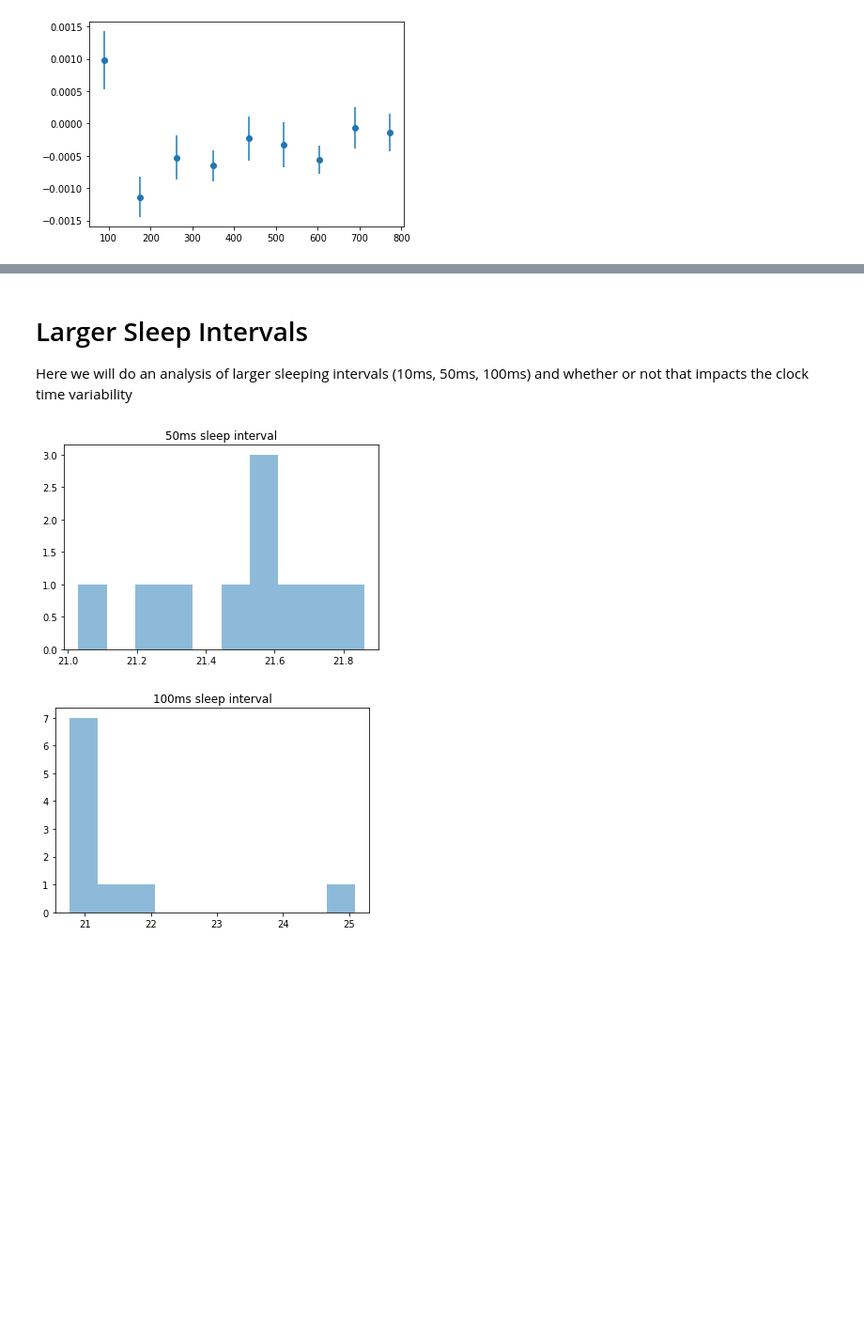
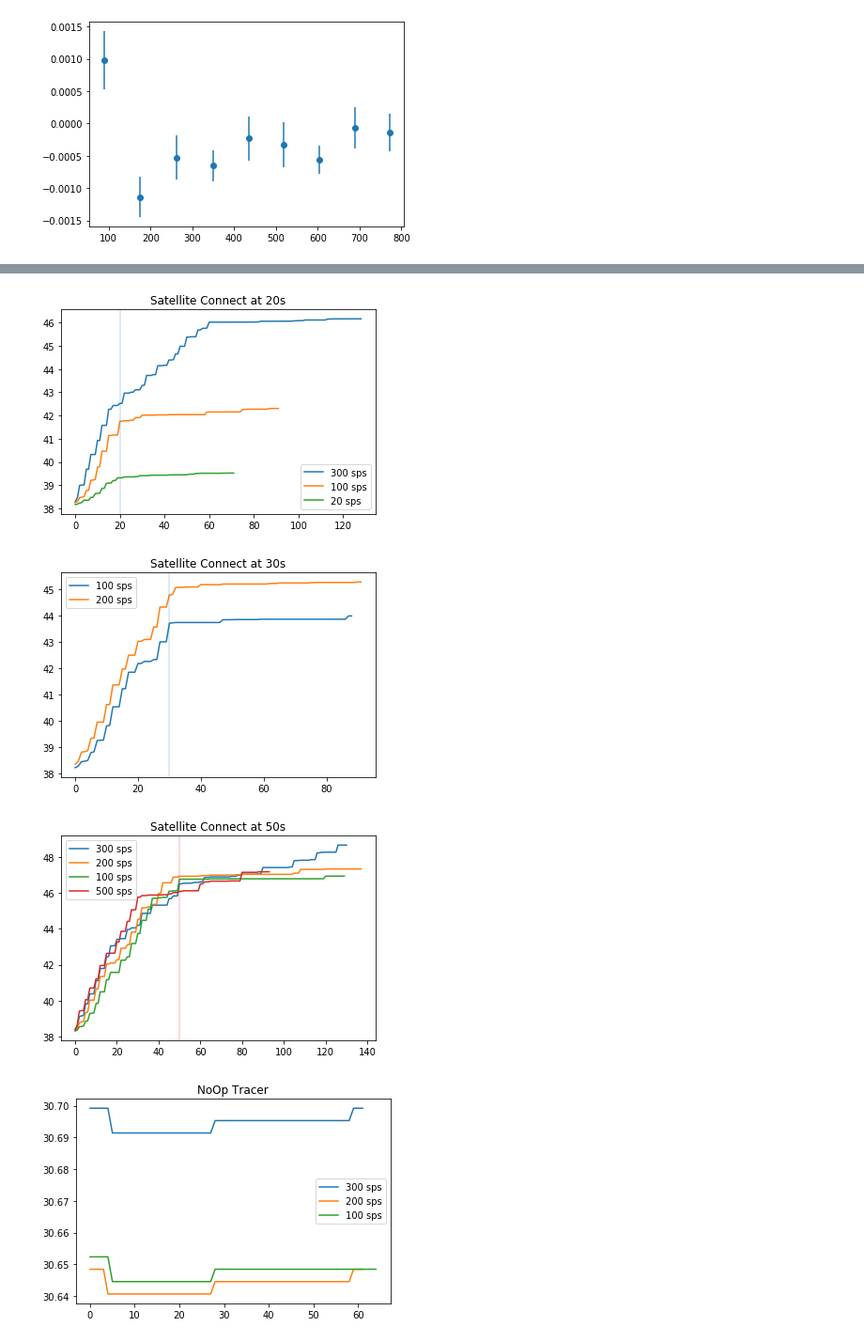
Before and after one commit to lightstep/lightstep-benchmarks, a Jupyter notebook: analysis/analysis.ipynb, the cells around one changed output, grey strips where cells are left out. Shown at 94% size. Cells and saved outputs as stored; diff of their text form; code cells hidden in the pictures; blank space fills up the shorter version.

```diff
--- a/analysis/analysis.ipynb
+++ b/analysis/analysis.ipynb
@@ -205,22 +75,52 @@ plt.show()
-# %% [markdown]
-# Larger Sleep Intervals
-Here we will do an analysis of larger sleeping intervals (10ms, 50ms, 100ms) and whether or not that impacts the clock time variability
-# %%
-ms_50 = read_file('sleep_interval/50ms.txt')
-ms_100 = read_file('sleep_interval/100ms.txt')
-
-
-ms_50_program_time = [t[3] for t in ms_50]
-ms_100_program_time = [t[3] for t in ms_100]
-
-
-plt.hist(ms_50_program_time, alpha=.5, label='50ms')
-plt.title('50ms sleep interval')
-plt.show()
-
-plt.hist(ms_100_program_time, alpha=.5, label='100ms')
-plt.title('100ms sleep interval')
-plt.show()
-# %% [output]
-[figure, removed]
-[figure, removed]
+# %%
+import matplotlib.pyplot as plt
+
+
+memory_connect_20s_300sps = [38.2890625,38.46484375,38.9921875,39.0078125,39.015625,39.69140625,39.69140625,40.32421875,40.32421875,40.32421875,40.92578125,40.92578125,41.578125,41.578125,41.578125,42.26953125,42.26953125,42.43359375,42.43359375,42.43359375,42.5234375,42.5234375,42.96484375,42.96484375,42.96484375,43.00390625,43.0078125,43.109375,43.109375,43.109375,43.296875,43.3046875,43.7265625,43.7265625,43.7265625,43.76171875,43.76171875,44.1484375,44.1484375,44.1484375,44.1640625,44.1640625,44.390625,44.390625,44.40625,44.65625,44.65625,44.98046875,44.98046875,44.98046875,45.37890625,45.37890625,45.390625,45.390625,45.390625,45.68359375,45.68359375,45.75390625,45.75390625,45.76953125,46.01953125,46.01953125,46.01953125,46.01953125,46.01953125,46.01953125,46.01953125,46.01953125,46.01953125,46.01953125,46.01953125,46.01953125,46.0234375,46.0234375,46.0234375,46.0234375,46.0234375,46.0234375,46.0234375,46.0234375,46.0234375,46.02734375,46.02734375,46.05859375,46.05859375,46.05859375,46.05859375,46.05859375,46.05859375,46.05859375,46.0625,46.0625,46.0625,46.0625,46.0625,46.0625,46.0625,46.0625,46.078125,46.078125,46.0859375,46.0859375,46.0859375,46.11328125,46.11328125,46.11328125,46.11328125,46.11328125,46.11328125,46.11328125,46.11328125,46.11328125,46.11328125,46.15234375,46.15234375,46.16015625,46.16015625,46.16015625,46.16015625,46.16015625,46.1640625,46.1640625,46.1640625,46.1640625,46.1640625,46.1640625,46.1640625,46.1640625,46.1640625]
+memory_connect_20s_100sps = [38.25390625,38.296875,38.46875,38.48828125,38.50390625,38.77734375,38.78515625,39.20703125,39.2265625,39.24609375,39.7734375,39.8046875,40.46484375,40.46484375,40.46484375,41.140625,41.140625,41.16015625,41.16015625,41.16015625,41.74609375,41.76171875,41.7734375,41.7734375,41.77734375,41.80078125,41.80078125,41.91015625,41.91015625,41.91015625,42.01953125,42.01953125,42.01953125,42.01953125,42.01953125,42.01953125,42.01953125,42.02734375,42.02734375,42.02734375,42.02734375,42.02734375,42.0390625,42.0390625,42.0390625,42.0390625,42.0390625,42.0390625,42.0390625,42.0390625,42.0390625,42.0390625,42.0390625,42.0390625,42.0390625,42.0390625,42.0390625,42.0390625,42.0390625,42.15234375,42.15234375,42.15234375,42.15234375,42.15234375,42.15234375,42.15234375,42.15234375,42.15625,42.15625,42.15625,42.15625,42.15625,42.15625,42.15625,42.1640625,42.26171875,42.26171875,42.2734375,42.2734375,42.2734375,42.2734375,42.2734375,42.2734375,42.2734375,42.2734375,42.2734375,42.2734375,42.3046875,42.3046875,42.3046875,42.3046875,42.3046875]
+memory_connect_20s_20sps = [38.16796875,38.1875,38.234375,38.2578125,38.36328125,38.35546875,38.35546875,38.4765625,38.48046875,38.640625,38.6484375,38.65625,38.8671875,38.8671875,39.08203125,39.09375,39.09375,39.203125,39.203125,39.3203125,39.3203125,39.3203125,39.35546875,39.35546875,39.359375,39.359375,39.359375,39.37109375,39.37109375,39.4140625,39.4140625,39.4140625,39.4140625,39.4140625,39.43359375,39.43359375,39.43359375,39.43359375,39.43359375,39.43359375,39.43359375,39.43359375,39.4453125,39.4453125,39.44921875,39.44921875,39.44921875,39.44921875,39.44921875,39.44921875,39.44921875,39.4765625,39.4765625,39.4765625,39.5078125,39.5078125,39.515625,39.515625,39.515625,39.515625,39.515625,39.515625,39.515625,39.515625,39.515625,39.515625,39.51953125,39.51953125,39.5234375,39.5234375,39.5234375,39.5234375]
+plt.plot(memory_connect_20s_300sps, label='300 sps')
+plt.plot(memory_connect_20s_100sps, label='100 sps')
+plt.plot(memory_connect_20s_20sps, label='20 sps')
+plt.axvline(x=20, alpha=.2)
+plt.legend()
+plt.title("Satellite Connect at 20s")
+plt.show()
+
+memory_connect_30s_100sps = [38.2109375,38.27734375,38.44140625,38.45703125,38.48828125,38.78125,38.81640625,39.24609375,39.25390625,39.265625,39.796875,39.82421875,40.52734375,40.52734375,40.52734375,41.21484375,41.21484375,41.84375,41.84375,41.84375,42.17578125,42.17578125,42.25390625,42.25390625,42.25390625,42.32421875,42.32421875,43.0,43.0,43.0,43.70703125,43.72265625,43.734375,43.734375,43.734375,43.734375,43.734375,43.734375,43.734375,43.734375,43.734375,43.734375,43.734375,43.734375,43.734375,43.734375,43.734375,43.83984375,43.83984375,43.83984375,43.84375,43.84375,43.84765625,43.84765625,43.84765625,43.84765625,43.84765625,43.84765625,43.84765625,43.859375,43.859375,43.859375,43.859375,43.859375,43.859375,43.859375,43.859375,43.859375,43.859375,43.859375,43.859375,43.859375,43.859375,43.859375,43.859375,43.859375,43.859375,43.859375,43.859375,43.859375,43.859375,43.859375,43.859375,43.859375,43.859375,43.859375,43.859375,43.984375,43.984375]
+memory_connect_30s_200sps = [38.34375,38.453125,38.80078125,38.82421875,38.85546875,39.32421875,39.33984375,39.9453125,39.9453125,39.9453125,40.61328125,40.61328125,41.359375,41.359375,41.359375,41.96484375,41.96484375,42.4921875,42.4921875,42.4921875,43.01953125,43.01953125,43.08984375,43.08984375,43.08984375,43.5625,43.5625,44.3203125,44.3203125,44.3203125,44.78515625,44.80078125,45.0703125,45.0703125,45.0703125,45.08203125,45.08203125,45.0859375,45.0859375,45.0859375,45.17578125,45.17578125,45.17578125,45.17578125,45.17578125,45.17578125,45.17578125,45.1953125,45.19921875,45.19921875,45.19921875,45.19921875,45.19921875,45.19921875,45.19921875,45.19921875,45.19921875,45.19921875,45.19921875,45.19921875,45.19921875,45.19921875,45.21875,45.21875,45.21875,45.23828125,45.23828125,45.23828125,45.23828125,45.23828125,45.23828125,45.23828125,45.23828125,45.23828125,45.23828125,45.25,45.25,45.2578125,45.2578125,45.2578125,45.2578125,45.2578125,45.2578125,45.2578125,45.2578125,45.2578125,45.2578125,45.2578125,45.2578125,45.2578125,45.27734375,45.27734375]
+plt.plot(memory_connect_30s_100sps, label='100 sps')
+plt.plot(memory_connect_30s_200sps, label='200 sps')
+plt.axvline(x=30, alpha=.2)
+plt.title("Satellite Connect at 30s")
+plt.legend()
+plt.show()
+
+
+memory_connect_50s_300sps = [38.41796875,38.5859375,39.109375,39.15234375,39.16796875,39.8203125,39.8203125,40.37890625,40.37890625,40.37890625,41.109375,41.109375,41.7890625,41.7890625,41.7890625,42.44921875,42.44921875,43.05078125,43.05078125,43.05078125,43.41015625,43.41015625,43.453125,43.453125,43.453125,43.9609375,43.9609375,44.05078125,44.05078125,44.05078125,44.19921875,44.19921875,44.859375,44.859375,44.859375,44.859375,44.859375,45.31640625,45.31640625,45.31640625,45.31640625,45.31640625,45.31640625,45.31640625,45.31640625,45.6796875,45.6796875,45.828125,45.828125,45.828125,46.50390625,46.50390625,46.53515625,46.53515625,46.53515625,46.54296875,46.54296875,46.58203125,46.58203125,46.58203125,46.61328125,46.61328125,46.86328125,46.86328125,46.86328125,46.890625,46.890625,46.890625,46.890625,46.890625,46.890625,46.890625,46.890625,46.890625,46.890625,46.921875,46.921875,46.921875,46.984375,46.984375,47.0390625,47.0390625,47.0390625,47.0390625,47.0390625,47.0390625,47.0390625,47.046875,47.0546875,47.0546875,47.41015625,47.41015625,47.41015625,47.41015625,47.41015625,47.41015625,47.41015625,47.41015625,47.41015625,47.41015625,47.41015625,47.41015625,47.41015625,47.44140625,47.44140625,47.796875,47.796875,47.80078125,47.81640625,47.81640625,47.81640625,47.81640625,47.81640625,47.8515625,47.8515625,47.8515625,48.2265625,48.2265625,48.2578125,48.2578125,48.265625,48.265625,48.265625,48.265625,48.265625,48.265625,48.66015625,48.66015625,48.66015625,48.66015625,48.66015625]
+memory_connect_50s_100sps = [38.3203125,38.35546875,38.54296875,38.5625,38.58984375,38.85546875,38.87109375,39.28125,39.29296875,39.3203125,39.8359375,39.84765625,40.48828125,40.48828125,40.48828125,41.1640625,41.1640625,41.5703125,41.5703125,41.5703125,41.57421875,41.57421875,42.25,42.25,42.25,42.44140625,42.44140625,43.1796875,43.1796875,43.1796875,43.73828125,43.73828125,44.46875,44.46875,44.46875,45.09375,45.09375,45.6953125,45.6953125,45.6953125,45.7265625,45.7265625,45.75390625,45.75390625,45.75390625,46.08984375,46.08984375,46.11328125,46.11328125,46.11328125,46.76171875,46.76171875,46.76171875,46.76171875,46.76171875,46.76171875,46.76171875,46.76171875,46.76171875,46.76171875,46.76171875,46.76171875,46.76171875,46.76171875,46.76171875,46.78125,46.78125,46.78125,46.78125,46.78125,46.78125,46.78125,46.78125,46.78125,46.78125,46.78125,46.78125,46.78125,46.78125,46.78125,46.78125,46.78125,46.78125,46.78125,46.78125,46.78125,46.78125,46.78125,46.78125,46.78125,46.78125,46.78125,46.78125,46.78125,46.78125,46.78515625,46.78515625,46.78515625,46.78515625,46.78515625,46.78515625,46.78515625,46.78515625,46.78515625,46.78515625,46.78515625,46.78515625,46.78515625,46.78515625,46.78515625,46.78515625,46.78515625,46.78515625,46.78515625,46.78515625,46.78515625,46.78515625,46.78515625,46.78515625,46.78515625,46.9296875,46.9296875,46.9296875,46.9296875,46.9296875,46.93359375,46.93359375,46.93359375,46.93359375,46.93359375]
+memory_connect_50s_200sps = [38.31640625,38.42578125,38.7734375,38.8046875,38.84765625,39.3359375,39.35546875,40.02734375,40.02734375,40.02734375,40.66015625,40.66015625,41.34375,41.34375,41.34375,42.03515625,42.03515625,42.09375,42.09375,42.09375,42.28125,42.28125,42.91796875,42.91796875,42.91796875,43.11328125,43.11328125,43.81640625,43.81640625,43.81640625,44.5234375,44.5234375,45.16796875,45.16796875,45.16796875,45.21875,45.21875,45.359375,45.359375,45.359375,45.96484375,45.96484375,46.55859375,46.55859375,46.55859375,46.5625,46.5625,46.875,46.875,46.875,46.92578125,46.92578125,46.92578125,46.92578125,46.92578125,46.92578125,46.92578125,46.92578125,46.92578125,46.92578125,46.953125,46.953125,46.96875,46.96875,46.96875,46.98828125,46.98828125,46.98828125,46.98828125,46.98828125,46.98828125,46.98828125,46.98828125,46.99609375,46.99609375,46.99609375,46.99609375,47.01171875,47.01171875,47.01171875,47.03125,47.03125,47.03125,47.03125,47.03125,47.03125,47.03125,47.03125,47.03125,47.03125,47.03125,47.03125,47.03125,47.03125,47.03125,47.03125,47.03125,47.03125,47.03125,47.03125,47.03125,47.03125,47.03125,47.03125,47.03125,47.09765625,47.09765625,47.09765625,47.30859375,47.30859375,47.30859375,47.30859375,47.30859375,47.30859375,47.30859375,47.30859375,47.30859375,47.30859375,47.30859375,47.30859375,47.328125,47.328125,47.328125,47.328125,47.328125,47.328125,47.328125,47.328125,47.328125,47.328125,47.328125,47.328125,47.328125,47.328125,47.328125,47.328125,47.328125,47.328125]
+memory_connect_50s_500sps = [38.35546875,38.6328125,39.4140625,39.44140625,39.44140625,40.05078125,40.05078125,40.69921875,40.69921875,40.69921875,41.21484375,41.21484375,41.95703125,41.95703125,41.95703125,42.62890625,42.62890625,42.64453125,42.64453125,42.64453125,43.26171875,43.26171875,43.859375,43.859375,43.859375,44.4140625,44.4140625,45.05859375,45.05859375,45.05859375,45.76171875,45.76171875,45.84765625,45.84765625,45.84765625,45.87890625,45.87890625,45.87890625,45.87890625,45.87890625,45.87890625,45.87890625,45.890625,45.890625,45.890625,45.94140625,45.94140625,46.015625,46.015625,46.015625,46.08203125,46.0859375,46.1171875,46.1171875,46.1171875,46.1171875,46.1171875,46.1171875,46.1171875,46.1171875,46.50390625,46.50390625,46.609375,46.609375,46.61328125,46.65234375,46.65234375,46.65234375,46.65234375,46.65234375,46.65234375,46.65234375,46.65234375,46.65234375,46.6640625,46.6640625,46.6640625,46.6640625,46.6640625,46.6640625,47.14453125,47.14453125,47.14453125,47.14453125,47.14453125,47.14453125,47.14453125,47.14453125,47.171875,47.171875,47.171875,47.171875,47.17578125,47.17578125]
+plt.plot(memory_connect_50s_300sps, label='300 sps')
+plt.plot(memory_connect_50s_200sps, label='200 sps')
+plt.plot(memory_connect_50s_100sps, label='100 sps')
+plt.plot(memory_connect_50s_500sps, label='500 sps')
+plt.axvline(x=50, alpha=.2)
+plt.title("Satellite Connect at 50s")
+plt.legend()
+plt.show()
+
+untraced_100sps = [30.65234375,30.65234375,30.65234375,30.65234375,30.65234375,30.64453125,30.64453125,30.64453125,30.64453125,30.64453125,30.64453125,30.64453125,30.64453125,30.64453125,30.64453125,30.64453125,30.64453125,30.64453125,30.64453125,30.64453125,30.64453125,30.64453125,30.64453125,30.64453125,30.64453125,30.64453125,30.64453125,30.64453125,30.6484375,30.6484375,30.6484375,30.6484375,30.6484375,30.6484375,30.6484375,30.6484375,30.6484375,30.6484375,30.6484375,30.6484375,30.6484375,30.6484375,30.6484375,30.6484375,30.6484375,30.6484375,30.6484375,30.6484375,30.6484375,30.6484375,30.6484375,30.6484375,30.6484375,30.6484375,30.6484375,30.6484375,30.6484375,30.6484375,30.6484375,30.6484375,30.6484375,30.6484375,30.6484375,30.6484375,30.6484375]
+untraced_200sps = [30.6484375,30.6484375,30.6484375,30.6484375,30.640625,30.640625,30.640625,30.640625,30.640625,30.640625,30.640625,30.640625,30.640625,30.640625,30.640625,30.640625,30.640625,30.640625,30.640625,30.640625,30.640625,30.640625,30.640625,30.640625,30.640625,30.640625,30.640625,30.640625,30.64453125,30.64453125,30.64453125,30.64453125,30.64453125,30.64453125,30.64453125,30.64453125,30.64453125,30.64453125,30.64453125,30.64453125,30.64453125,30.64453125,30.64453125,30.64453125,30.64453125,30.64453125,30.64453125,30.64453125,30.64453125,30.64453125,30.64453125,30.64453125,30.64453125,30.64453125,30.64453125,30.64453125,30.64453125,30.64453125,30.64453125,30.6484375,30.6484375,30.6484375]
+untraced_300sps = [30.69921875,30.69921875,30.69921875,30.69921875,30.69921875,30.69140625,30.69140625,30.69140625,30.69140625,30.69140625,30.69140625,30.69140625,30.69140625,30.69140625,30.69140625,30.69140625,30.69140625,30.69140625,30.69140625,30.69140625,30.69140625,30.69140625,30.69140625,30.69140625,30.69140625,30.69140625,30.69140625,30.69140625,30.6953125,30.6953125,30.6953125,30.6953125,30.6953125,30.6953125,30.6953125,30.6953125,30.6953125,30.6953125,30.6953125,30.6953125,30.6953125,30.6953125,30.6953125,30.6953125,30.6953125,30.6953125,30.6953125,30.6953125,30.6953125,30.6953125,30.6953125,30.6953125,30.6953125,30.6953125,30.6953125,30.6953125,30.6953125,30.6953125,30.6953125,30.69921875,30.69921875,30.69921875]
+plt.plot(untraced_300sps, label="300 sps")
+plt.plot(untraced_200sps, label="200 sps")
+plt.plot(untraced_100sps, label="100 sps")
+plt.legend()
+plt.title("NoOp Tracer")
+plt.show()
+# %% [output]
+[figure, added]
+[figure, added]
+[figure, added]
+[figure, added]
```
Also changed, not shown: parts of 10 cells of this notebook, 16 other files.
